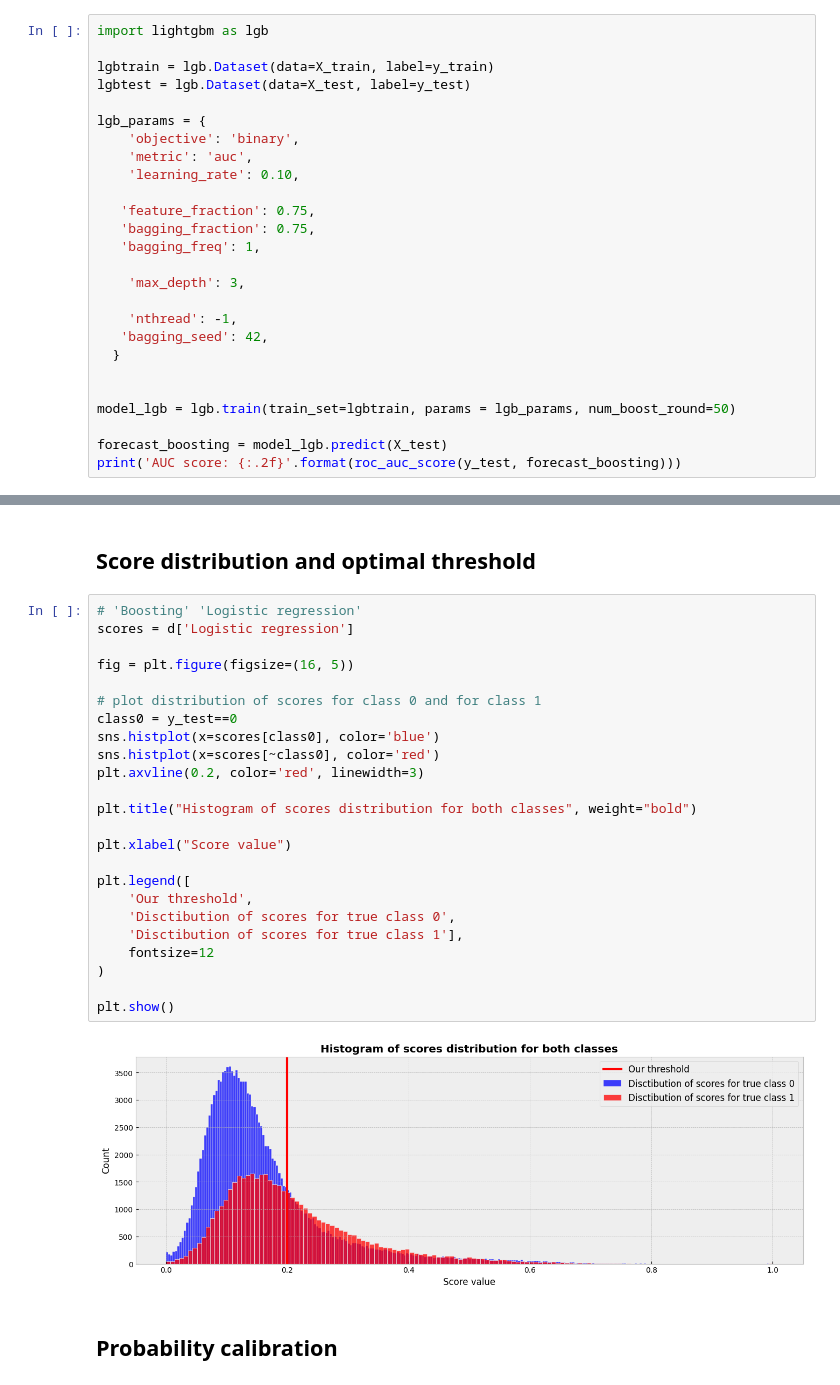
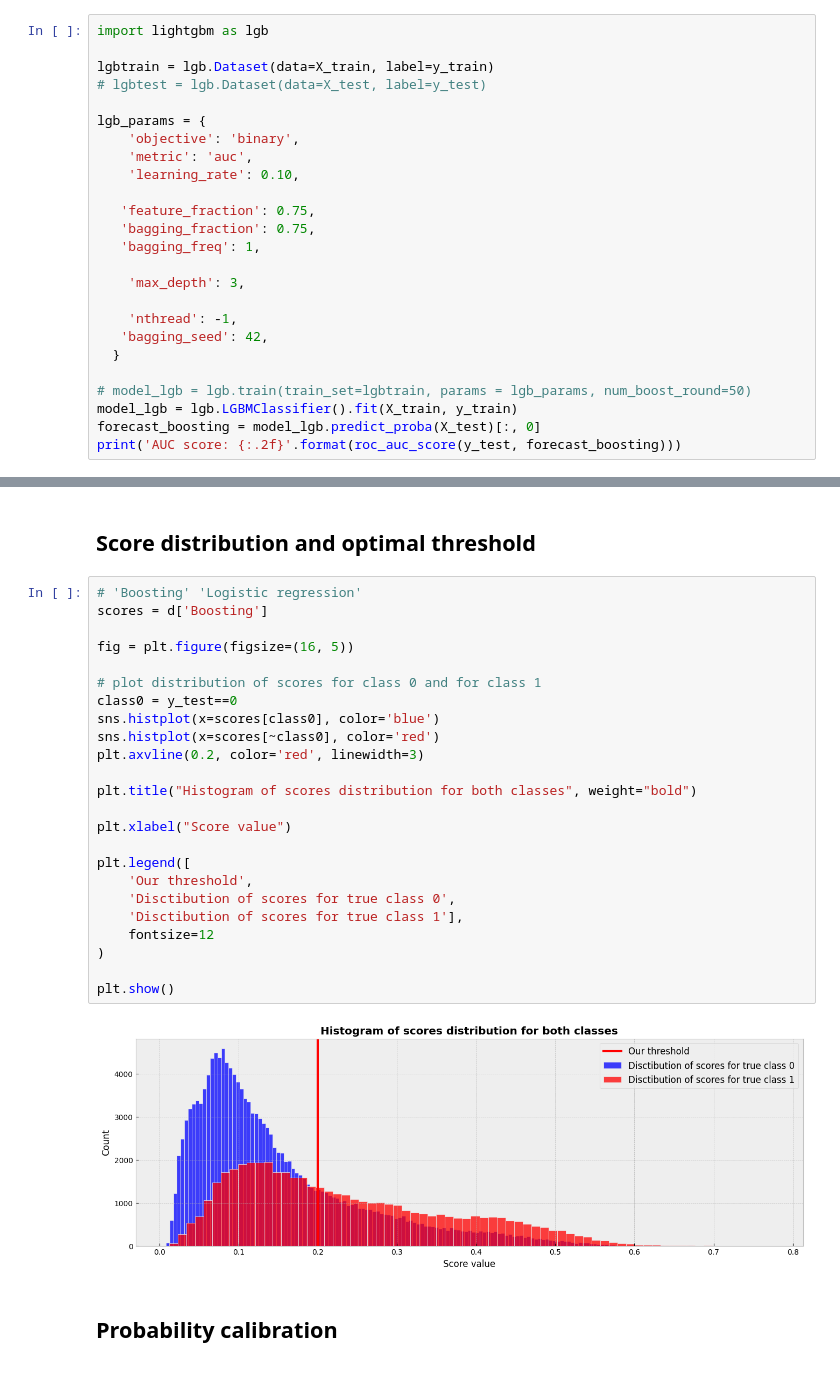
Before and after one commit to xCthulhuFtagn/---------2023-2024, a Jupyter notebook: Семинары/Семинар 3/3 Credit_scoring_for_retail_portfolio.ipynb, the cells around one changed output, grey strips where cells are left out. Drawn from its saved outputs; the diff is of its cells as text.

```diff
--- a/Семинары/Семинар 3/3 Credit_scoring_for_retail_portfolio.ipynb
+++ b/Семинары/Семинар 3/3 Credit_scoring_for_retail_portfolio.ipynb
@@ -405,7 +386,7 @@ plot_tree(model_tree, max_depth=3, filled=True, fontsize=10, feature_names=X.col
 import lightgbm as lgb
 
 lgbtrain = lgb.Dataset(data=X_train, label=y_train)
-lgbtest = lgb.Dataset(data=X_test, label=y_test)
+# lgbtest = lgb.Dataset(data=X_test, label=y_test)
 
 lgb_params = {
     'objective': 'binary',
@@ -422,10 +403,9 @@ lgb_params = {
    'bagging_seed': 42,
   }
 
-
-model_lgb = lgb.train(train_set=lgbtrain, params = lgb_params, num_boost_round=50)
-
-forecast_boosting = model_lgb.predict(X_test)
+# model_lgb = lgb.train(train_set=lgbtrain, params = lgb_params, num_boost_round=50)
+model_lgb = lgb.LGBMClassifier().fit(X_train, y_train)
+forecast_boosting = model_lgb.predict_proba(X_test)[:, 0]
 print('AUC score: {:.2f}'.format(roc_auc_score(y_test, forecast_boosting)))
 # %% [output]
 [LightGBM] [Info] Number of positive: 22144, number of negative: 116622
@@ -712,30 +699,30 @@ plt.show()
 ## Score distribution and optimal threshold
 # %%
 # 'Boosting' 'Logistic regression'
-scores = d['Logistic regression']
+scores = d['Boosting']
 
 fig = plt.figure(figsize=(16, 5))
 
 # plot distribution of scores for class 0 and for class 1
 class0 = y_test==0
 sns.histplot(x=scores[class0], color='blue')
 sns.histplot(x=scores[~class0], color='red')
 plt.axvline(0.2, color='red', linewidth=3)
 
 plt.title("Histogram of scores distribution for both classes", weight="bold")
 
 plt.xlabel("Score value")
 
 plt.legend([
     'Our threshold',
     'Disctibution of scores for true class 0',
     'Disctibution of scores for true class 1'],
     fontsize=12
 )
 
 plt.show()
 # %% [output]
-[figure, old version]
+[figure, new version]
 # %% [markdown]
 ## Probability calibration
 # %%
```
Also changed, not shown: parts of 18 cells of this notebook.
